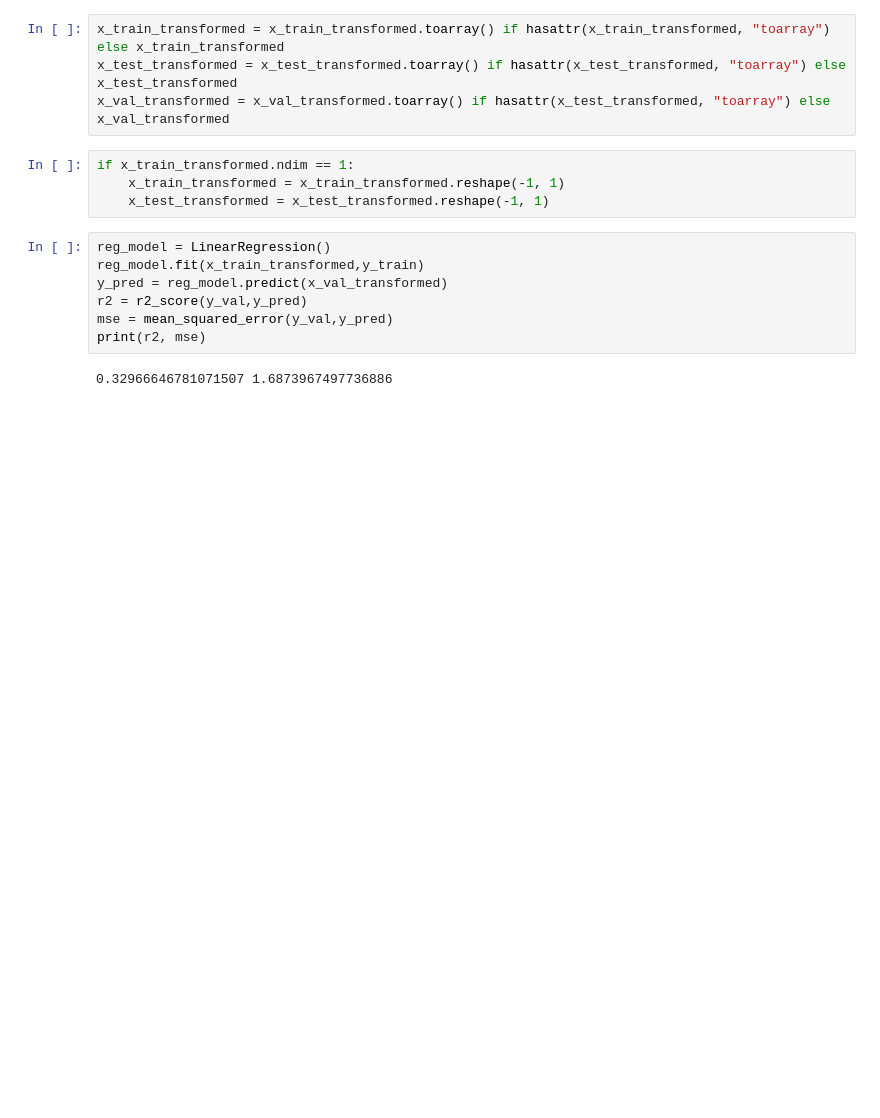
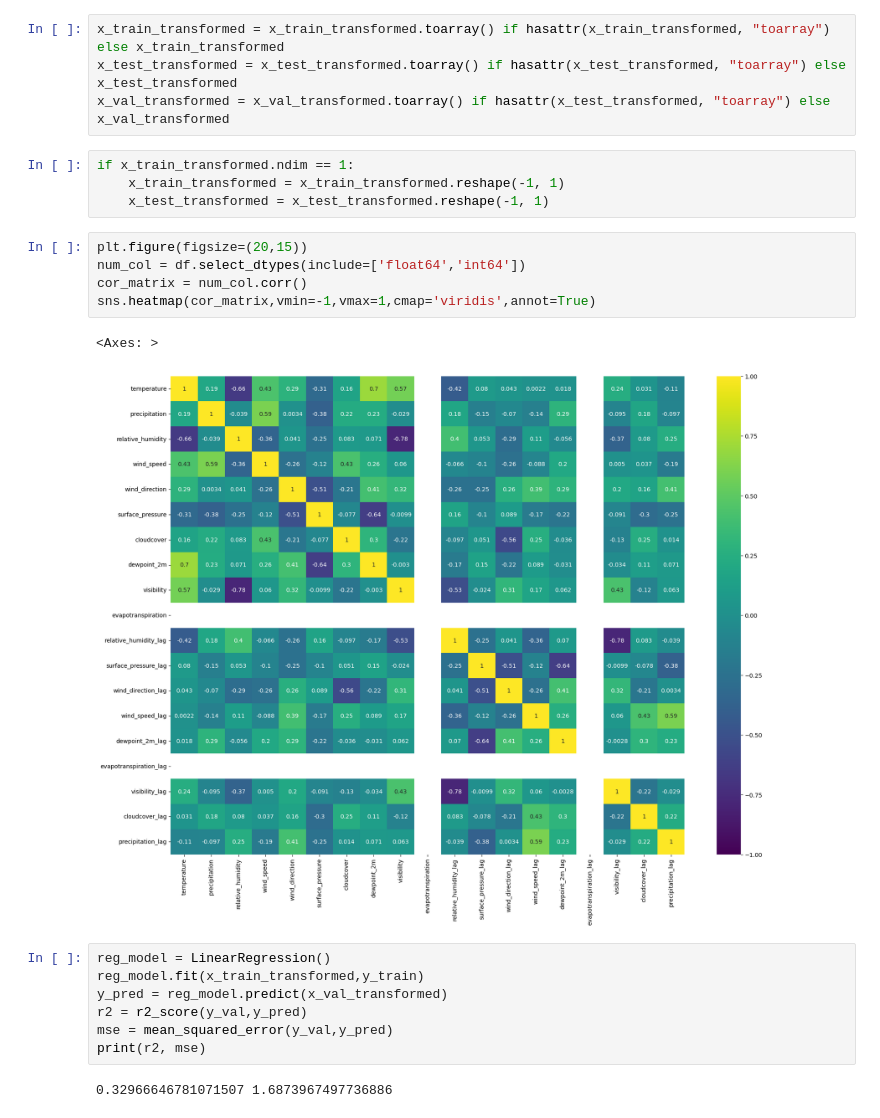
Before and after one commit to cathym20/Weather-Prediction-App, a Jupyter notebook: weather._ml.ipynb, the cells around one changed output. Saved outputs shown, nothing was run; the diff lists cells and outputs as text; blank space fills up the shorter version.

```diff
--- a/weather._ml.ipynb
+++ b/weather._ml.ipynb
@@ -168,6 +181,14 @@ x_val_transformed = x_val_transformed.toarray() if hasattr(x_test_transformed, "
 if x_train_transformed.ndim == 1:
     x_train_transformed = x_train_transformed.reshape(-1, 1)
     x_test_transformed = x_test_transformed.reshape(-1, 1)
+# %%
+plt.figure(figsize=(20,15))
+num_col = df.select_dtypes(include=['float64','int64'])
+cor_matrix = num_col.corr()
+sns.heatmap(cor_matrix,vmin=-1,vmax=1,cmap='viridis',annot=True)
+# %% [output]
+<Axes: >
+[figure, added]
 # %%
 reg_model = LinearRegression()
 reg_model.fit(x_train_transformed,y_train)
```
Also changed, not shown: parts of 7 cells of this notebook.
